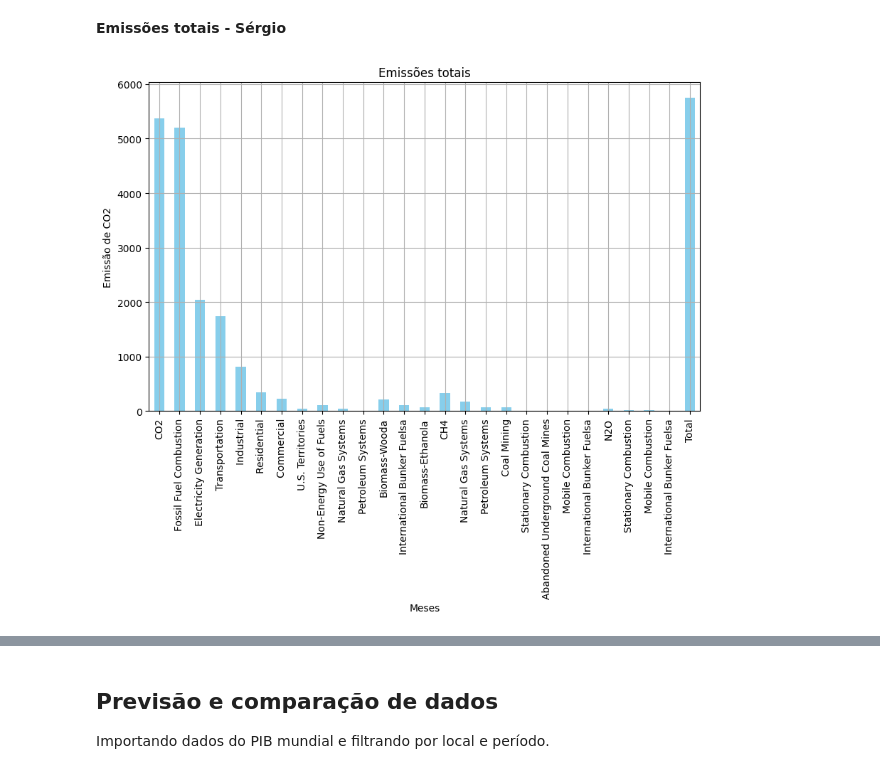
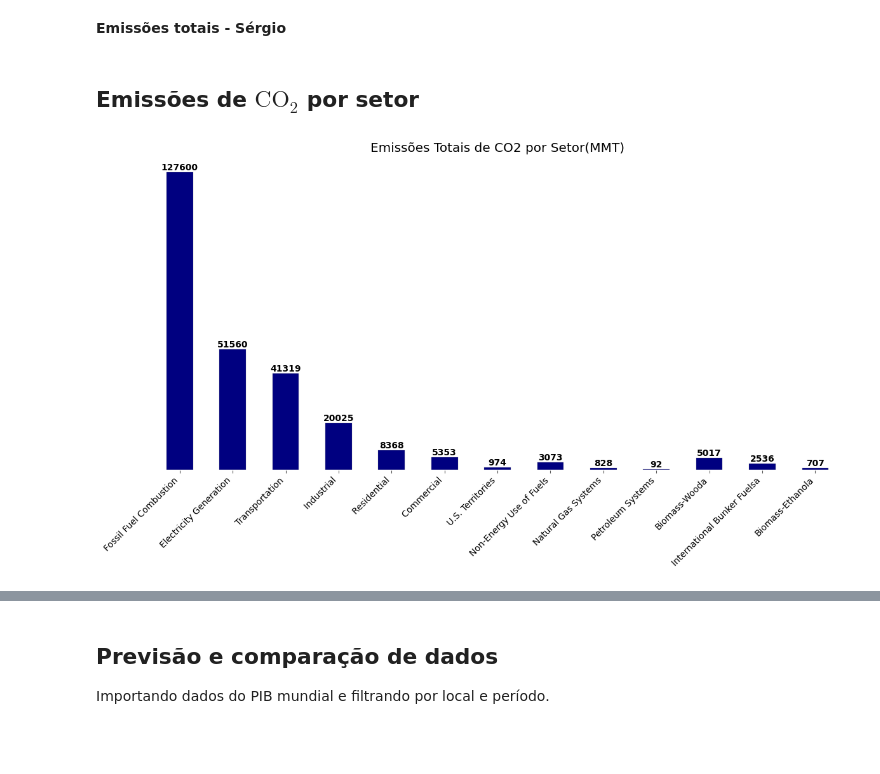
Before and after one commit to AldoSilva07/Grupo-4---M-dulo-de-Python, a Jupyter notebook: Código_Grupo_4_Todos.ipynb, the cells around one changed output, grey strips where cells are left out. Cells and saved outputs as stored; diff of their text form; code cells hidden in the pictures; blank space fills up the shorter version.

```diff
--- a/Código_Grupo_4_Todos.ipynb
+++ b/Código_Grupo_4_Todos.ipynb
@@ -75,19 +85,3 @@ plt.show()
 [figure]
 # %% [markdown]
 **Emissões totais - Sérgio**
-# %%
-df_2014 = df_clean["2014"]
-
-df_2014.plot(kind='bar', figsize=(10, 6), color='skyblue', title="Emissões totais")
-
-# Ajustar os rótulos dos eixos
-plt.xlabel("Meses")  # Ou outra variável no eixo X, como 'categorias', por exemplo
-plt.ylabel("Emissão de CO2")
-
-# Adicionar uma grade para o gráfico
-plt.grid(True)
-
-# Exibir o gráfico
-plt.show()
-# %% [output]
-[figure, removed]
@@ -101,0 +88,63 @@ plt.show()
+# %% [markdown]
+## Emissões de $\text{CO}_2$ por setor
+# %%
+# Dividir por índice de linhas
+df_co2 = df_clean.iloc[1:14]  # Da linha 1 à 13
+df_ch4 = df_clean.iloc[15:22]  # Da linha 15 à 21
+df_n2o = df_clean.iloc[23:26]  # Da linha 23 à 25
+df_co2
+
+def adicionar_total(df, force=False):
+    if 'Total' in df.columns and not force:
+        print("Coluna Total já existe. Use force=True para sobrescrever.")
+        return df
+
+    # Criar cópia
+    df_copy = df.copy()
+
+    # Adicionar coluna Total
+    df_copy.loc[:, 'Total'] = df_copy.iloc[:, 1:].sum(axis=1)
+
+    return df_copy
+
+# Uso
+df_co2 = adicionar_total(df_co2)
+df_ch4 = adicionar_total(df_ch4)
+df_n2o = adicionar_total(df_n2o)
+
+# Gráfico de Emissão total de CO2 por setor
+df_co2_total = df_co2["Total"]
+
+# Estilo
+plt.style.use('ggplot')
+plt.figure(figsize=(12, 7), facecolor='white')
+
+plt.gca().set_facecolor('white')
+
+# Plotagem
+df_co2_total.plot(kind='bar',
+                  figsize=(12, 7),
+                  color='navy',
+                  edgecolor='gray',
+                  linewidth=0.2,
+                  title="Emissões Totais de CO2 por Setor(MMT)")
+
+# Rótulos dos eixos
+plt.xlabel("")
+plt.ylabel("")
+
+# Rotacionar rótulos para melhor legibilidade
+plt.xticks(rotation=45, ha='right', color='black')
+plt.yticks([])
+
+# Adicionar valores nas barras
+for i, v in enumerate(df_co2_total):
+    plt.text(i, v, f'{v:.0f}',
+             ha='center',
+             va='bottom',
+             fontweight='bold')
+
+plt.tight_layout()
+plt.show()
+# %% [output]
+[figure, added]
```
Also changed, not shown: parts of 14 cells of this notebook.
